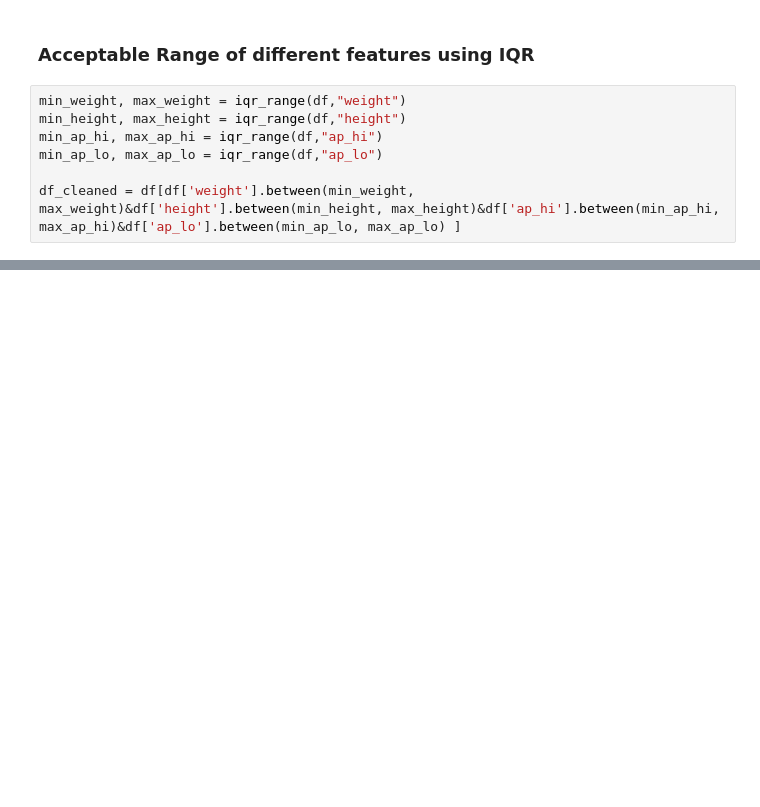
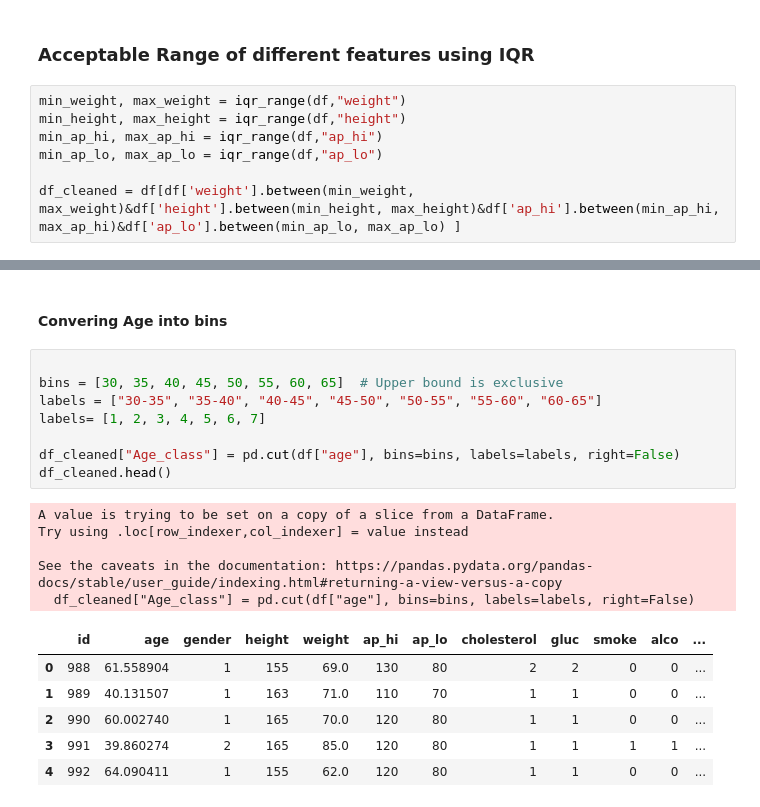
Before and after one commit to Pankajinos/CardioVascularDiseasePrediction, a Jupyter notebook: CardioVascularDescisionTree.ipynb, the cells around one changed output, grey strips where cells are left out. Saved outputs shown, nothing was run; the diff lists cells and outputs as text; blank space fills up the shorter version.

```diff
--- a/CardioVascularDescisionTree.ipynb
+++ b/CardioVascularDescisionTree.ipynb
@@ -77,0 +88,22 @@ df_cleaned.to_csv("cleaned
+# %% [markdown]
+#### Convering Age into bins
+# %%
+
+bins = [30, 35, 40, 45, 50, 55, 60, 65]  # Upper bound is exclusive
+labels = ["30-35", "35-40", "40-45", "45-50", "50-55", "55-60", "60-65"]
+labels= [1, 2, 3, 4, 5, 6, 7]
+
+df_cleaned["Age_class"] = pd.cut(df["age"], bins=bins, labels=labels, right=False)
+df_cleaned.head()
+# %% [output]
+A value is trying to be set on a copy of a slice from a DataFrame.
+Try using .loc[row_indexer,col_indexer] = value instead
+
+See the caveats in the documentation: https://pandas.pydata.org/pandas-docs/stable/user_guide/indexing.html#returning-a-view-versus-a-copy
+  df_cleaned["Age_class"] = pd.cut(df["age"], bins=bins, labels=labels, right=False)
+|  | id | age | gender | height | weight | ap_hi | ap_lo | cholesterol | gluc | smoke | alco | ... |
+| 0 | 988 | 61.558904 | 1 | 155 | 69.0 | 130 | 80 | 2 | 2 | 0 | 0 | ... |
+| 1 | 989 | 40.131507 | 1 | 163 | 71.0 | 110 | 70 | 1 | 1 | 0 | 0 | ... |
+| 2 | 990 | 60.002740 | 1 | 165 | 70.0 | 120 | 80 | 1 | 1 | 0 | 0 | ... |
+| 3 | 991 | 39.860274 | 2 | 165 | 85.0 | 120 | 80 | 1 | 1 | 1 | 1 | ... |
+| 4 | 992 | 64.090411 | 1 | 155 | 62.0 | 120 | 80 | 1 | 1 | 0 | 0 | ... |
```
Also changed, not shown: parts of 10 cells of this notebook.
